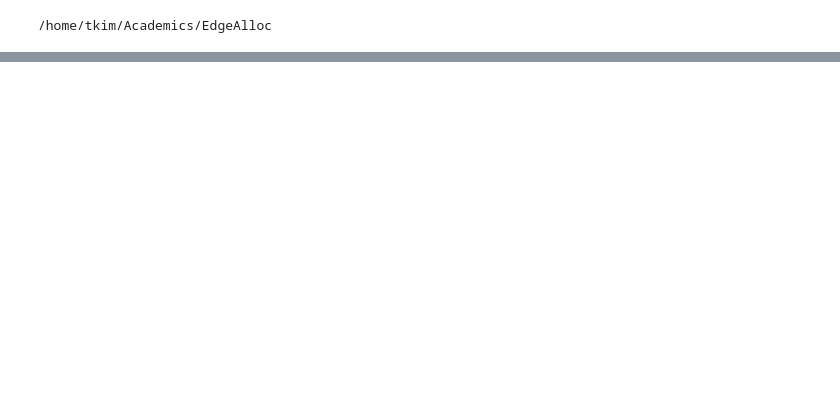
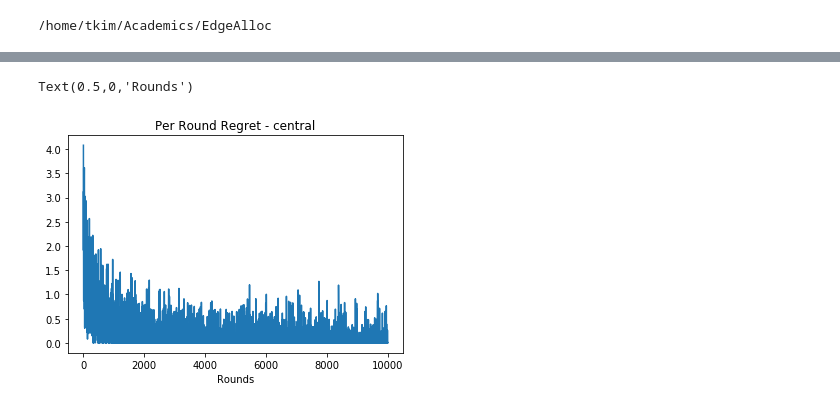
Before and after one commit to tj-kim/EdgeAlloc, a Jupyter notebook: notebooks/23_03_12 Dist Naive UCB.ipynb, the cells around one changed output, grey strips where cells are left out. Saved outputs shown, nothing was run; the diff lists cells and outputs as text; code cells hidden in the pictures; blank space fills up the shorter version.

```diff
--- a/notebooks/23_03_12 Dist Naive UCB.ipynb
+++ b/notebooks/23_03_12 Dist Naive UCB.ipynb
@@ -59,0 +91,7 @@ plt.scatter(x, y)
+# %%
+plt.plot(regret_central)
+plt.title("Per Round Regret - central")
+plt.xlabel("Rounds")
+# %% [output]
+Text(0.5,0,'Rounds')
+[figure, added]
```
Also changed, not shown: parts of 8 cells of this notebook, 6 other files.
